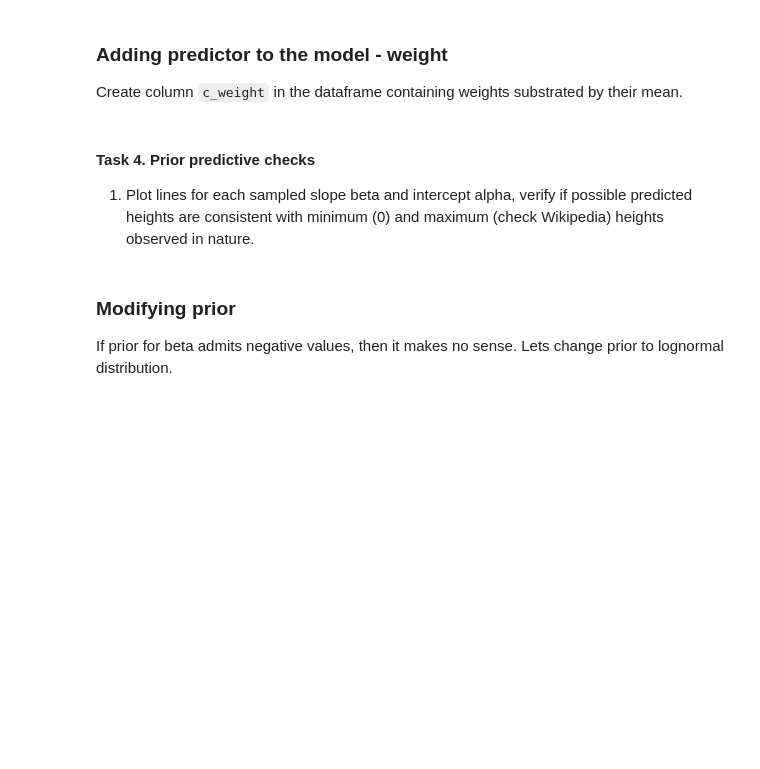
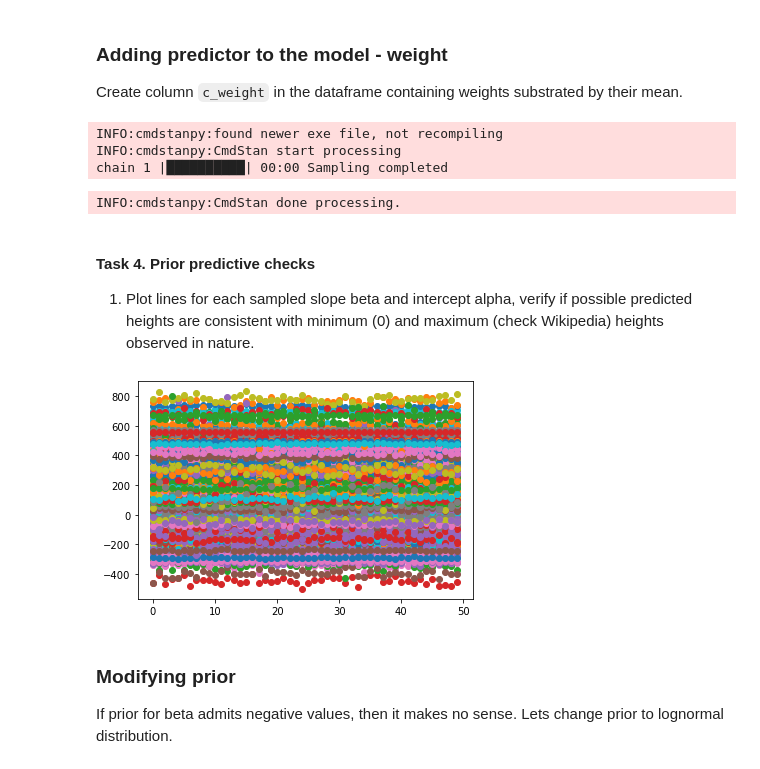
Before and after one commit to JakubBurczyk/DA_Burczyk, a Jupyter notebook: da_lab_4/lab4.ipynb, the cells around one changed output. Cells and saved outputs as stored; diff of their text form; code cells hidden in the pictures; blank space fills up the shorter version.

Commit message:
Lab4 done

```diff
--- a/da_lab_4/lab4.ipynb
+++ b/da_lab_4/lab4.ipynb
@@ -155,6 +162,9 @@
 # %%
 model_ppc=CmdStanModel(stan_file='stanfiles/height_2a_ppc.stan')
 R = 1000
+
+d["c_weight"] = d["weight"] - d["weight"].mean()
+
 data_sim={'N':50, 'weight':np.linspace(d.c_weight.min(),d.c_weight.max())}
 sim=model_ppc.sample(data=data_sim,
                      iter_sampling=R,
@@ -163,9 +173,27 @@ sim=model_ppc.sample(data=data_sim,
                      refresh=R,
                      fixed_param=True,
                      seed=29042020)
+# %% [output]
+INFO:cmdstanpy:found newer exe file, not recompiling
+INFO:cmdstanpy:CmdStan start processing
+chain 1 |██████████| 00:00 Sampling completed
+INFO:cmdstanpy:CmdStan done processing.
 # %% [markdown]
 #### Task 4. Prior predictive checks
 1. Plot lines for each sampled slope beta and intercept alpha, verify if possible predicted heights are consistent with minimum (0) and maximum (check Wikipedia) heights observed in nature.
+# %%
+draws=sim.draws_pd()
+draws_iloc=draws.iloc[:, 5:]
+l=[]
+x=[]
+for i in range(50):
+    l.append(draws_iloc.iloc[:,i].tolist())
+    x.append(np.linspace(i,i,num=1000))
+
+plt.plot(x,l,'o')
+plt.show()
+# %% [output]
+[figure, added]
 # %% [markdown]
 ### Modifying prior
 
```
Also changed, not shown: parts of 11 cells of this notebook, 9 other files.
